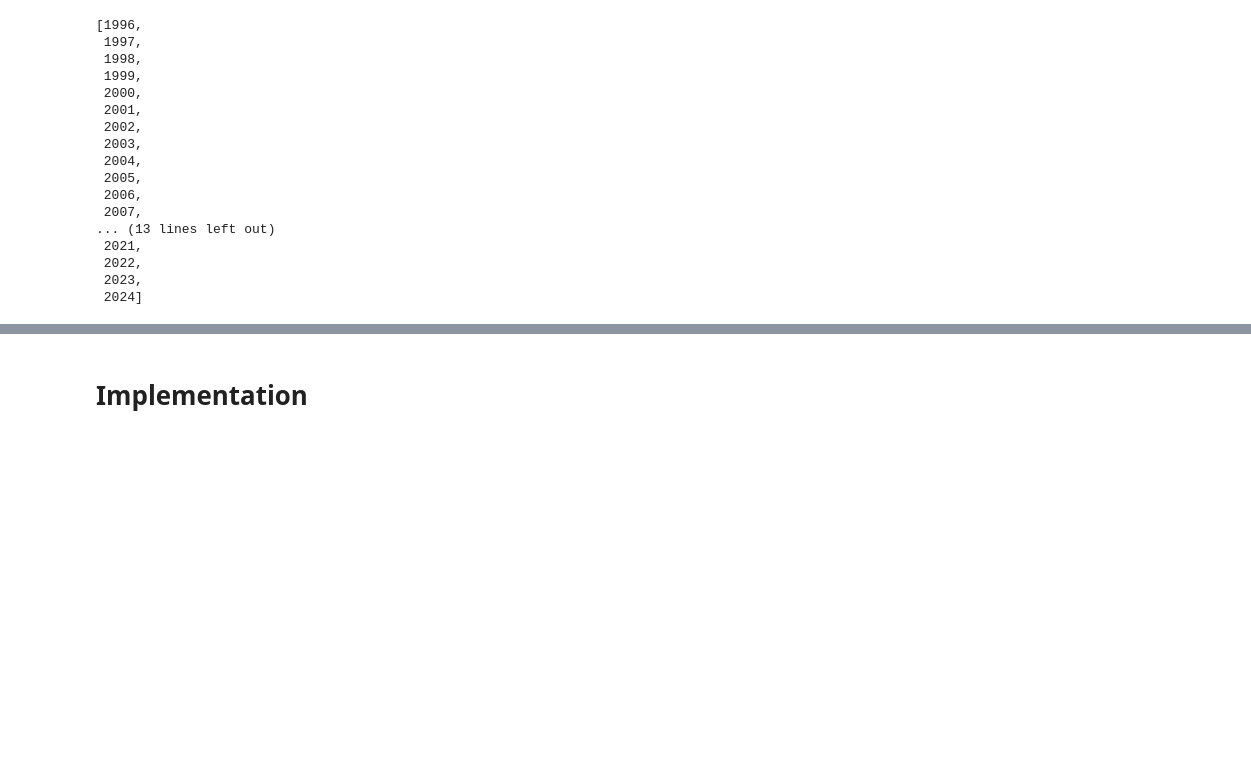
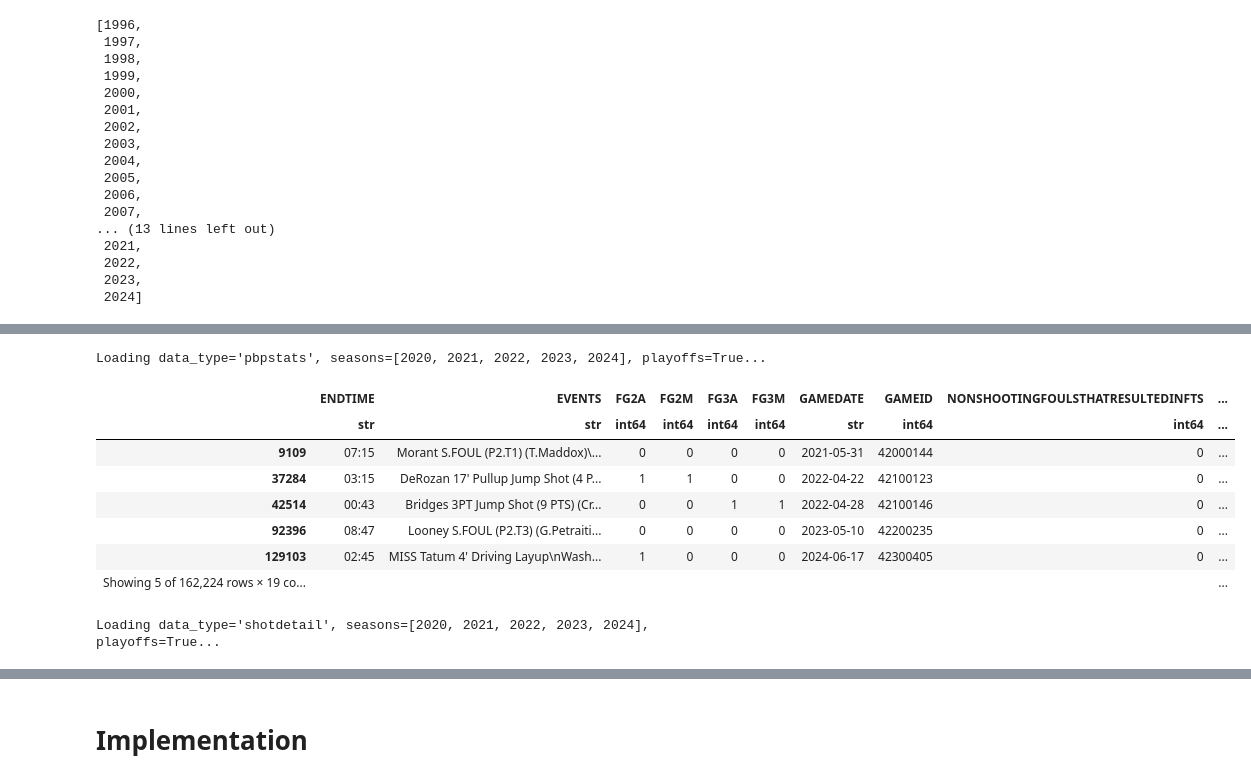
Before and after one commit to akseldkw07/NBA-Timeout-Impact, a Jupyter notebook: Notebooks/Explore.ipynb, the cells around one changed output, grey strips where cells are left out. Saved outputs shown, nothing was run; the diff lists cells and outputs as text; code cells hidden in the pictures; blank space fills up the shorter version.

Commit message:
Data-Explore Modified: - Explore.ipynb - data_utils.py

```diff
--- a/Notebooks/Explore.ipynb
+++ b/Notebooks/Explore.ipynb
@@ -96,0 +89,19 @@ NameError: name 'cdnnba' is not defined
+# %%
+pbpstats = load_seasons(data_type="pbpstats", playoffs=True)
+# %% [output]
+Loading data_type='pbpstats', seasons=[2020, 2021, 2022, 2023, 2024], playoffs=True...
+# %%
+UKS_NP_PD.dtt([pbpstats], show_dims=True)
+# %% [output]
+|  | ENDTIME | EVENTS | FG2A | FG2M | FG3A | FG3M | GAMEDATE | GAMEID | NONSHOOTINGFOULSTHATRESULTEDINFTS | ... |
+|  | str | str | int64 | int64 | int64 | int64 | str | int64 | int64 | ... |
+| 9109 | 07:15 | Morant S.FOUL (P2.T1) (T.Maddox)\... | 0 | 0 | 0 | 0 | 2021-05-31 | 42000144 | 0 | ... |
+| 37284 | 03:15 | DeRozan 17' Pullup Jump Shot (4 P... | 1 | 1 | 0 | 0 | 2022-04-22 | 42100123 | 0 | ... |
+| 42514 | 00:43 | Bridges 3PT Jump Shot (9 PTS) (Cr... | 0 | 0 | 1 | 1 | 2022-04-28 | 42100146 | 0 | ... |
+| 92396 | 08:47 | Looney S.FOUL (P2.T3) (G.Petraiti... | 0 | 0 | 0 | 0 | 2023-05-10 | 42200235 | 0 | ... |
+| 129103 | 02:45 | MISS Tatum 4' Driving Layup\nWash... | 1 | 0 | 0 | 0 | 2024-06-17 | 42300405 | 0 | ... |
+| Showing 5 of 162,224 rows × 19 co... |  |  |  |  |  |  |  |  |  | ... |
+# %%
+shotdetail = load_seasons(data_type="shotdetail", playoffs=True)
+# %% [output]
+Loading data_type='shotdetail', seasons=[2020, 2021, 2022, 2023, 2024], playoffs=True...
```
Also changed, not shown: parts of 10 cells of this notebook, 1 other file.
